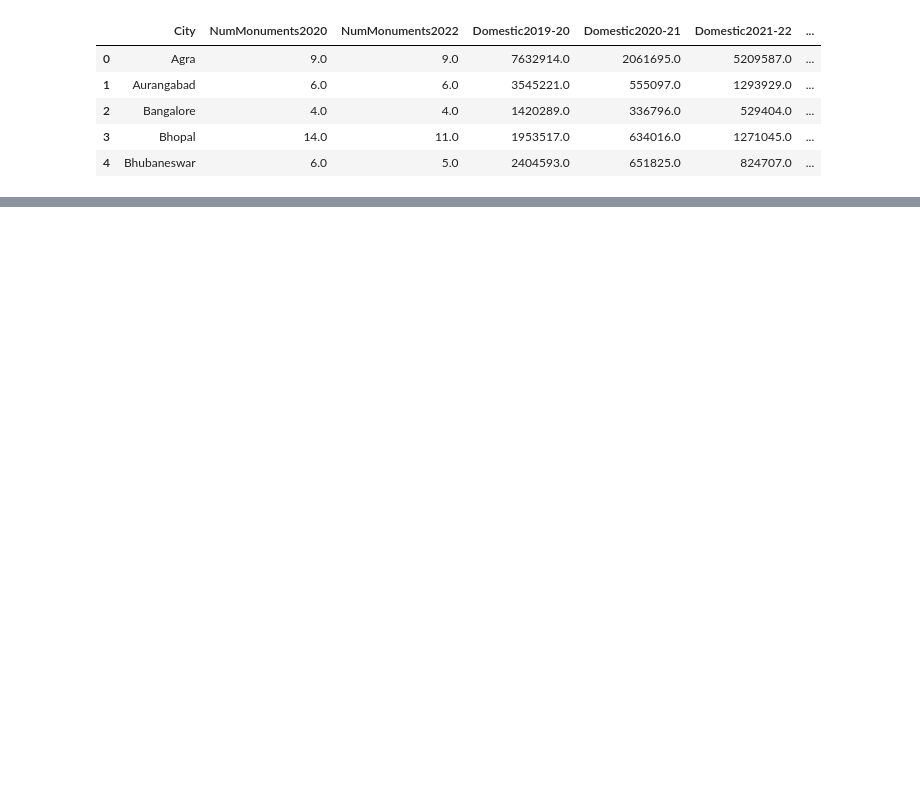
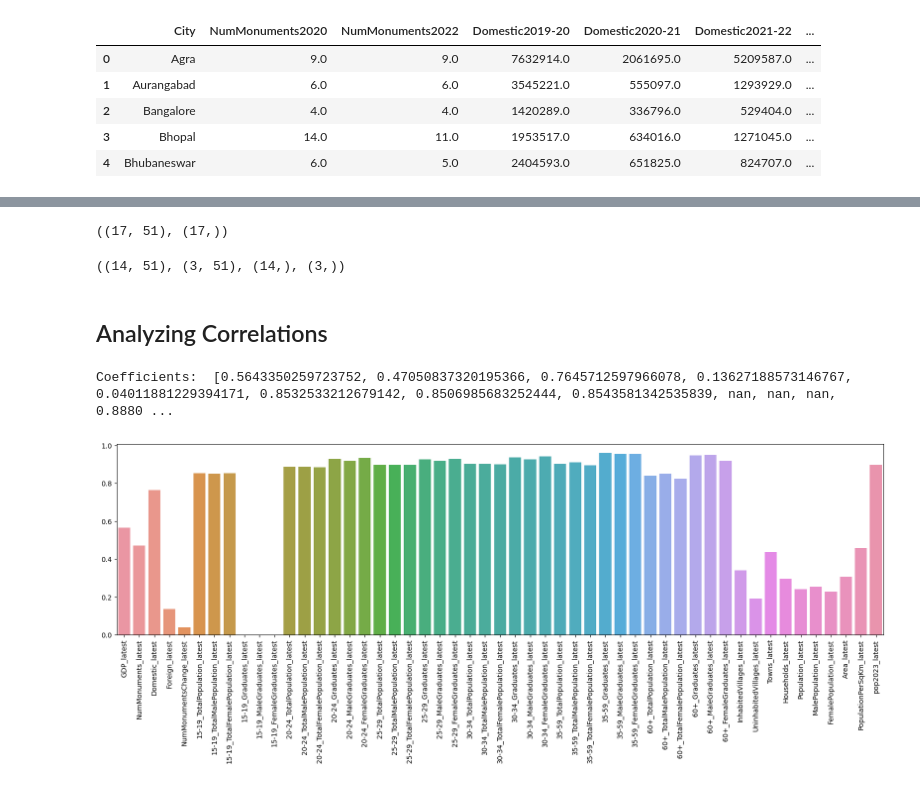
Before and after one commit to SakshatRao/R2_Data_Labs_Hackathon, a Jupyter notebook: CitySelection.ipynb, the cells around one changed output, grey strips where cells are left out. Cells and saved outputs as stored; diff of their text form; code cells hidden in the pictures; blank space fills up the shorter version.

```diff
--- a/CitySelection.ipynb
+++ b/CitySelection.ipynb
@@ -175,0 +541,23 @@ tourism_data.head()
+# %%
+latest_features = [x for x in total_dataset.columns if x.endswith('_latest')]
+history_features = [x for x in total_dataset.columns if x.endswith('_history')]
+target_feature = [x for x in total_dataset.columns if x.endswith('_target')]
+assert(len(latest_features) + len(history_features) + len(target_feature) + 1 == total_dataset.shape[1])
+# %%
+print(pd.isnull(total_dataset).sum().sum())
+cols_standardization_vals = {}
+for col_idx, col in enumerate(total_dataset.columns):
+    if((col in target_feature) or (col in latest_features)):
+        if(col in target_feature):
+            to_drop_idx = pd.isnull(total_dataset[col])
+            to_drop_idx = to_drop_idx[to_drop_idx == True].index
+            total_dataset = total_dataset.drop(to_drop_idx, axis = 0)
+        elif(col in latest_features):
+            col_mean = np.nanmean(total_dataset[col].values)
+            total_dataset[col] = total_dataset[col].fillna(col_mean)
+        col_mean = total_dataset[col].mean()
+        col_std = total_dataset[col].std()
+        total_dataset[col] = (total_dataset[col] - col_mean) / (col_std + 1e-10)
+        cols_standardization_vals[col] = {'mean': col_mean, 'std': col_std}
+print(pd.isnull(total_dataset).sum().sum())
+total_dataset.head()
@@ -175,0 +574,31 @@ tourism_data.head()
+# %%
+data_X = total_dataset[latest_features].values
+data_y = total_dataset[target_feature].values[:, 0]
+data_X.shape, data_y.shape
+# %% [output]
+((17, 51), (17,))
+# %%
+random_idx = np.arange(17)
+np.random.shuffle(random_idx)
+train_idx, test_idx = random_idx[:-3], random_idx[-3:]
+train_X, test_X = data_X[train_idx], data_X[test_idx]
+train_y, test_y = data_y[train_idx], data_y[test_idx]
+train_X.shape, test_X.shape, train_y.shape, test_y.shape
+# %% [output]
+((14, 51), (3, 51), (14,), (3,))
+# %% [markdown]
+## Analyzing Correlations
+# %%
+corr_coefs = []
+for idx in range(len(latest_features)):
+    corr = np.abs(np.corrcoef(data_X[:, idx], data_y)[0, 1])
+    corr_coefs.append(corr)
+# %%
+print('Coefficients: ', corr_coefs)
+fig, ax = plt.subplots(1, 1, figsize = (20, 5))
+sns.barplot(x = latest_features, y = corr_coefs, ax = ax)
+ax.set_xticklabels(ax.get_xticklabels(), rotation = 90)
+plt.show()
+# %% [output]
+Coefficients:  [0.5643350259723752, 0.47050837320195366, 0.7645712597966078, 0.13627188573146767, 0.04011881229394171, 0.8532533212679142, 0.8506985683252444, 0.8543581342535839, nan, nan, nan, 0.8880 ...
+[figure, added]
```
Also changed, not shown: parts of 50 cells of this notebook, 4 other files.
